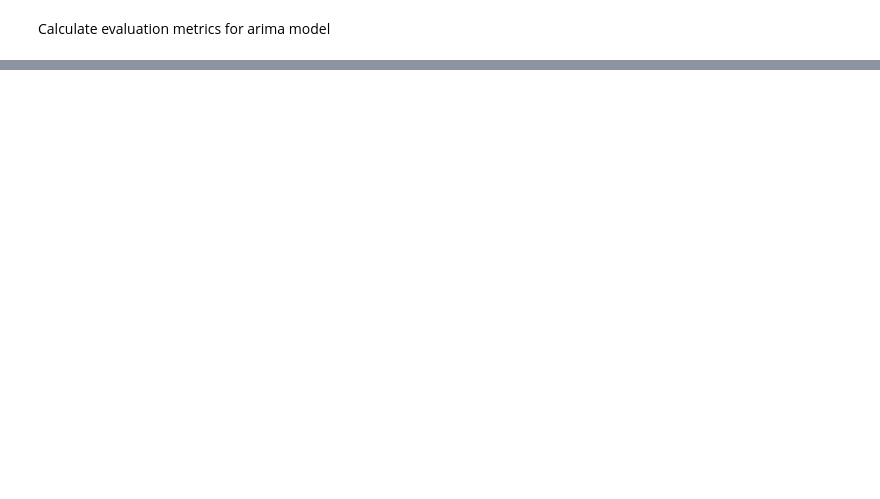
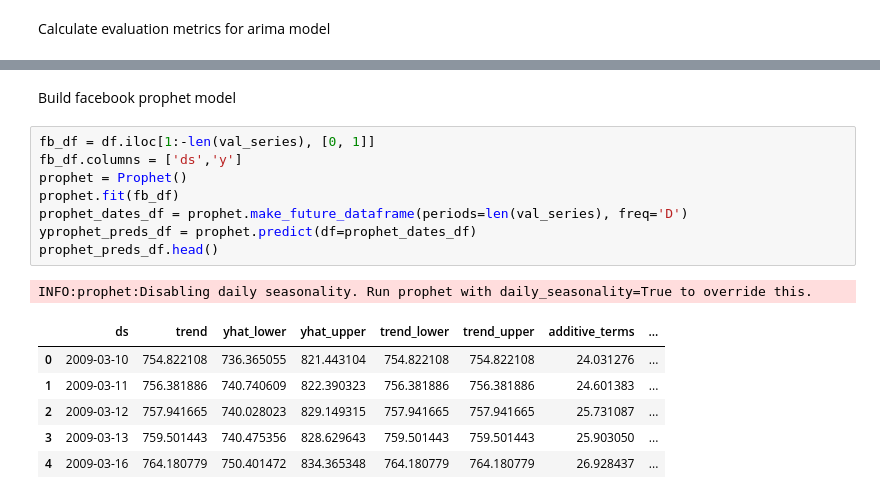
Before and after one commit to blantj/SP500_Time_Series, a Jupyter notebook: Modeling.ipynb, the cells around one changed output, grey strips where cells are left out. Cells and saved outputs as stored; diff of their text form; blank space fills up the shorter version.

```diff
--- a/Modeling.ipynb
+++ b/Modeling.ipynb
@@ -288,0 +287,18 @@ Validation MAE: 17.29320100323265
+# %% [markdown]
+Build facebook prophet model
+# %%
+fb_df = df.iloc[1:-len(val_series), [0, 1]]
+fb_df.columns = ['ds','y']
+prophet = Prophet()
+prophet.fit(fb_df)
+prophet_dates_df = prophet.make_future_dataframe(periods=len(val_series), freq='D')
+yprophet_preds_df = prophet.predict(df=prophet_dates_df)
+prophet_preds_df.head()
+# %% [output]
+INFO:prophet:Disabling daily seasonality. Run prophet with daily_seasonality=True to override this.
+|  | ds | trend | yhat_lower | yhat_upper | trend_lower | trend_upper | additive_terms | ... |
+| 0 | 2009-03-10 | 754.822108 | 736.365055 | 821.443104 | 754.822108 | 754.822108 | 24.031276 | ... |
+| 1 | 2009-03-11 | 756.381886 | 740.740609 | 822.390323 | 756.381886 | 756.381886 | 24.601383 | ... |
+| 2 | 2009-03-12 | 757.941665 | 740.028023 | 829.149315 | 757.941665 | 757.941665 | 25.731087 | ... |
+| 3 | 2009-03-13 | 759.501443 | 740.475356 | 828.629643 | 759.501443 | 759.501443 | 25.903050 | ... |
+| 4 | 2009-03-16 | 764.180779 | 750.401472 | 834.365348 | 764.180779 | 764.180779 | 26.928437 | ... |
```
Also changed, not shown: parts of 7 cells of this notebook.
